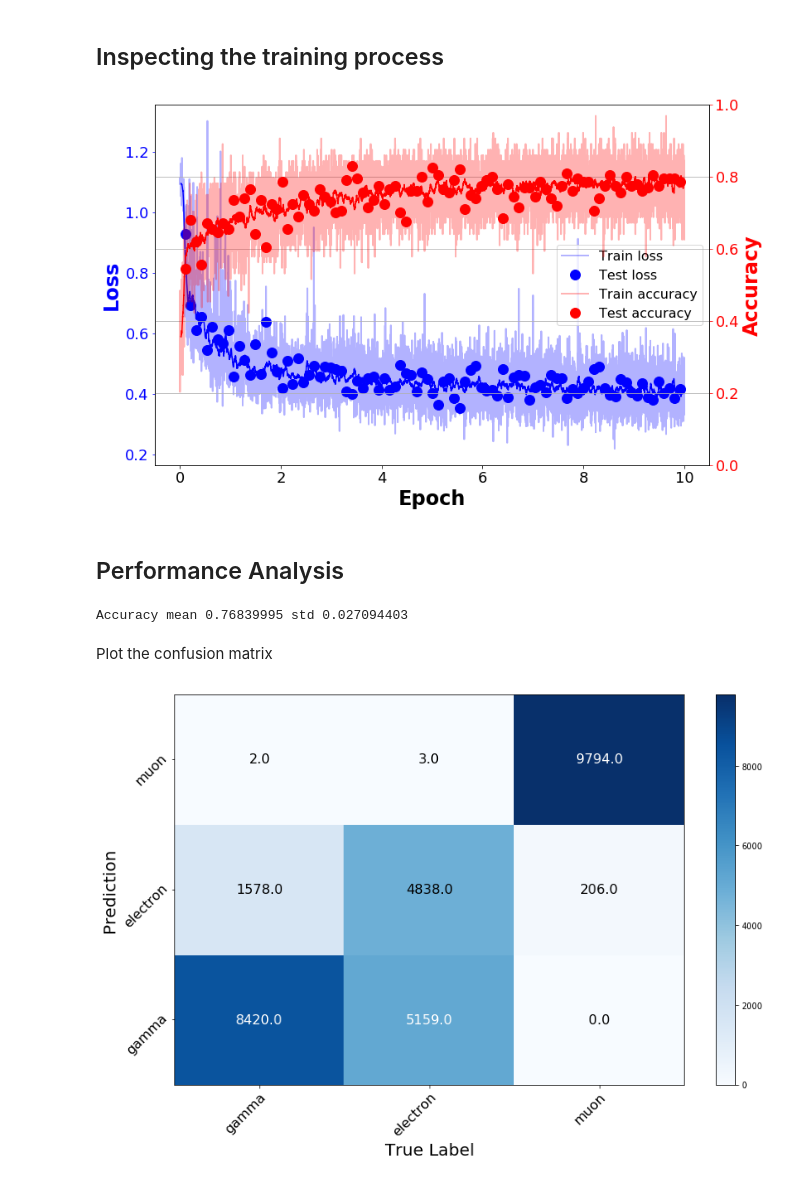
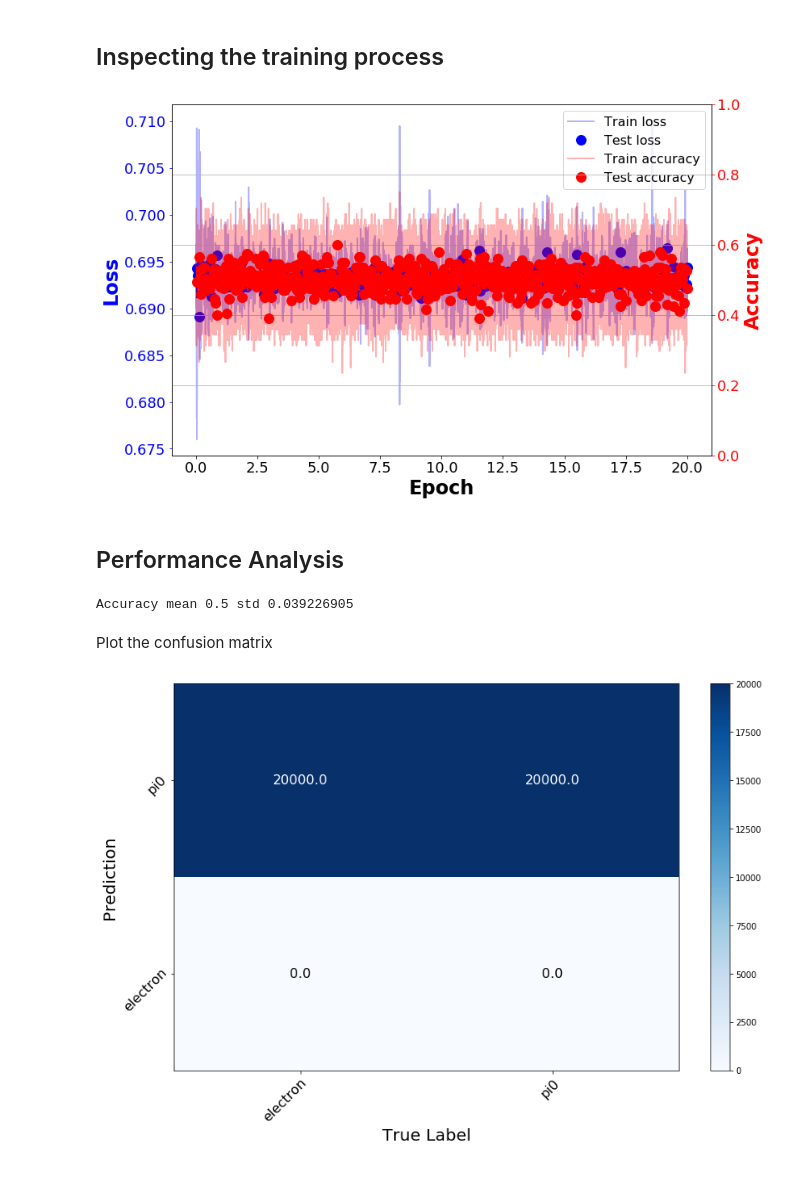
Before and after one commit to WatChMaL/UVicWorkshopPlayground, a Jupyter notebook: F/HKML CNN Lite.ipynb, the cells around one changed output. Cells and saved outputs as stored; diff of their text form; code cells hidden in the pictures.

```diff
--- a/F/HKML CNN Lite.ipynb
+++ b/F/HKML CNN Lite.ipynb
@@ -46,7 +72,7 @@ class CNN(torch.nn.Module):
 class BLOB:
     pass
 blob=BLOB()
-blob.net       = CNN(3).cuda() # construct Lenet for 3 class classification, use GPU
+blob.net       = CNN(2).cuda() # construct CNN for 2 class classification, use GPU
 blob.criterion = torch.nn.CrossEntropyLoss() # use softmax loss to define an error
 blob.optimizer = torch.optim.Adam(blob.net.parameters(),weight_decay=0.001) # use Adam optimizer algorithm
 blob.softmax   = torch.nn.Softmax(dim=1) # not for training, but softmax score for each class
@@ -55,11 +81,16 @@ blob.label     = None # label for training/analysis
 
 # Create data loader
 from iotools import loader_factory
-DATA_DIRS=['/data/hkml_data/IWCDgrid/varyE/e-','/data/hkml_data/IWCDgrid/varyE/mu-','/data/hkml_data/IWCDgrid/varyE/gamma']
+DATA_DIRS=['/data/hkml_data/IWCDgrid/varyAll/e-','/data/hkml_data/IWCDgrid/varyAll/pi0']
+# transform data so that pi0 label is 0 instead of 3
+def transform(result):
+    if result[1]==3:
+        result[1]=0
+    return result
 # for train
-blob.train_loader=loader_factory('H5Dataset', batch_size=64, shuffle=True, num_workers=4, data_dirs=DATA_DIRS, flavour='100k.h5', start_fraction=0.0, use_fraction=0.2)
+blob.train_loader=loader_factory('H5Dataset', batch_size=64,  shuffle=True, num_workers=4, data_dirs=DATA_DIRS, flavour='100k.h5', start_fraction=0.0, use_fraction=0.8, transform=transform)
 # for validation
-blob.test_loader=loader_factory('H5Dataset', batch_size=200, shuffle=True, num_workers=2, data_dirs=DATA_DIRS, flavour='100k.h5', start_fraction=0.2, use_fraction=0.1)
+blob.test_loader =loader_factory('H5Dataset', batch_size=200, shuffle=True, num_workers=2, data_dirs=DATA_DIRS, flavour='100k.h5', start_fraction=0.8, use_fraction=0.2, transform=transform)
 
 # Create & attach data recording utility (into csv file)
 from utils import CSVData
@@ -68,5 +99,5 @@ blob.train_log, blob.test_log = CSVData('log_train.csv'), CSVData('log_test.csv'
 ## Running a train loop
 # %%
 from classification import train_loop
-train_loop(blob,10.0)
+train_loop(blob,20.0)
 # %% [output]
@@ -89,7 +120,7 @@ Epoch 5 Starting @ 2019-04-16 18:42:20
 from classification import plot_log
 plot_log(blob.train_log.name,blob.test_log.name)
 # %% [output]
-[figure, old version]
+[figure, new version]
 # %% [markdown]
 ## Performance Analysis
 # %%
@@ -97,11 +128,11 @@ from classification import inference
 accuracy,label,prediction = inference(blob,blob.test_loader)
 print('Accuracy mean',accuracy.mean(),'std',accuracy.std())
 # %% [output]
-Accuracy mean 0.76839995 std 0.027094403
+Accuracy mean 0.5 std 0.039226905
 # %% [markdown]
 Plot the confusion matrix
 # %%
 from utils import plot_confusion_matrix
-plot_confusion_matrix(label,prediction,['gamma','electron','muon'])
+plot_confusion_matrix(label,prediction,['pi0','electron'])
 # %% [output]
-[figure, old version]
+[figure, new version]
```
Also changed, not shown: parts of 6 cells of this notebook.
